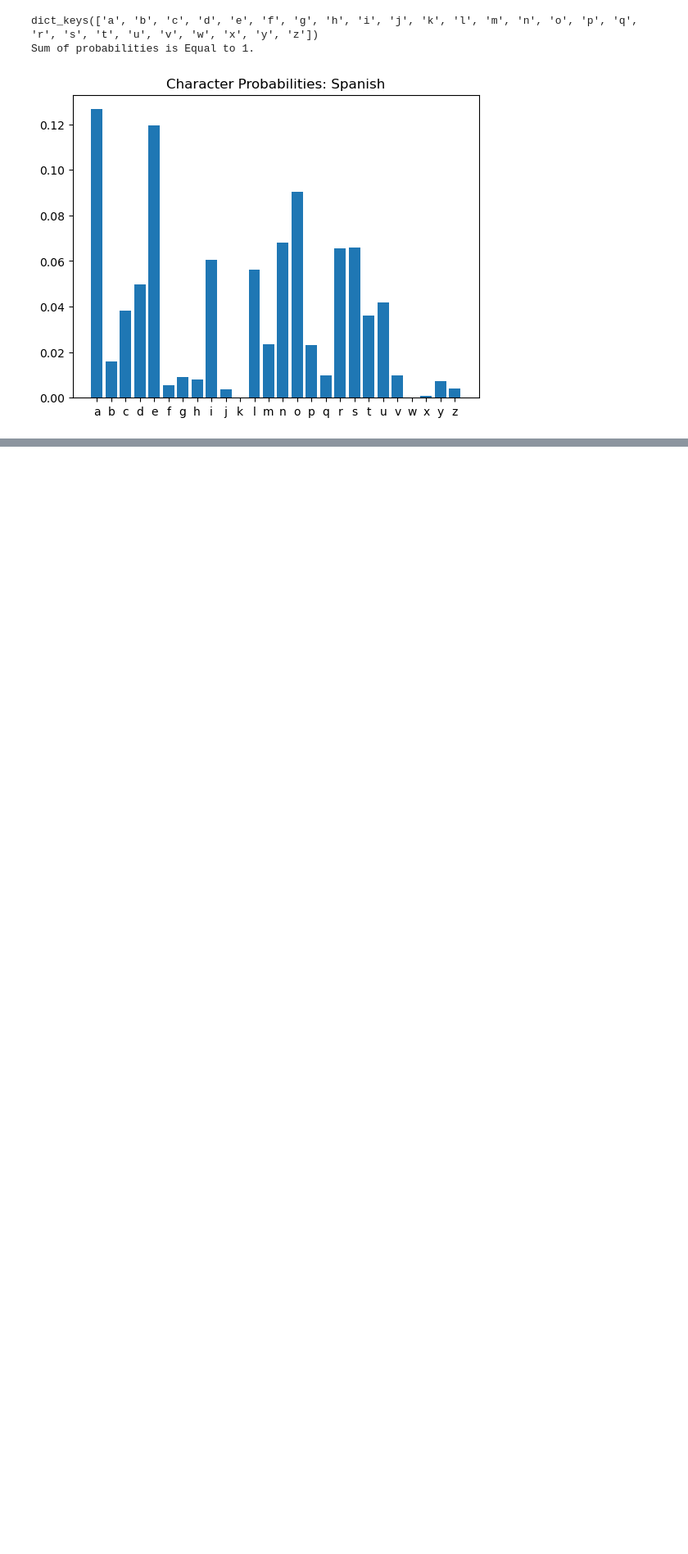
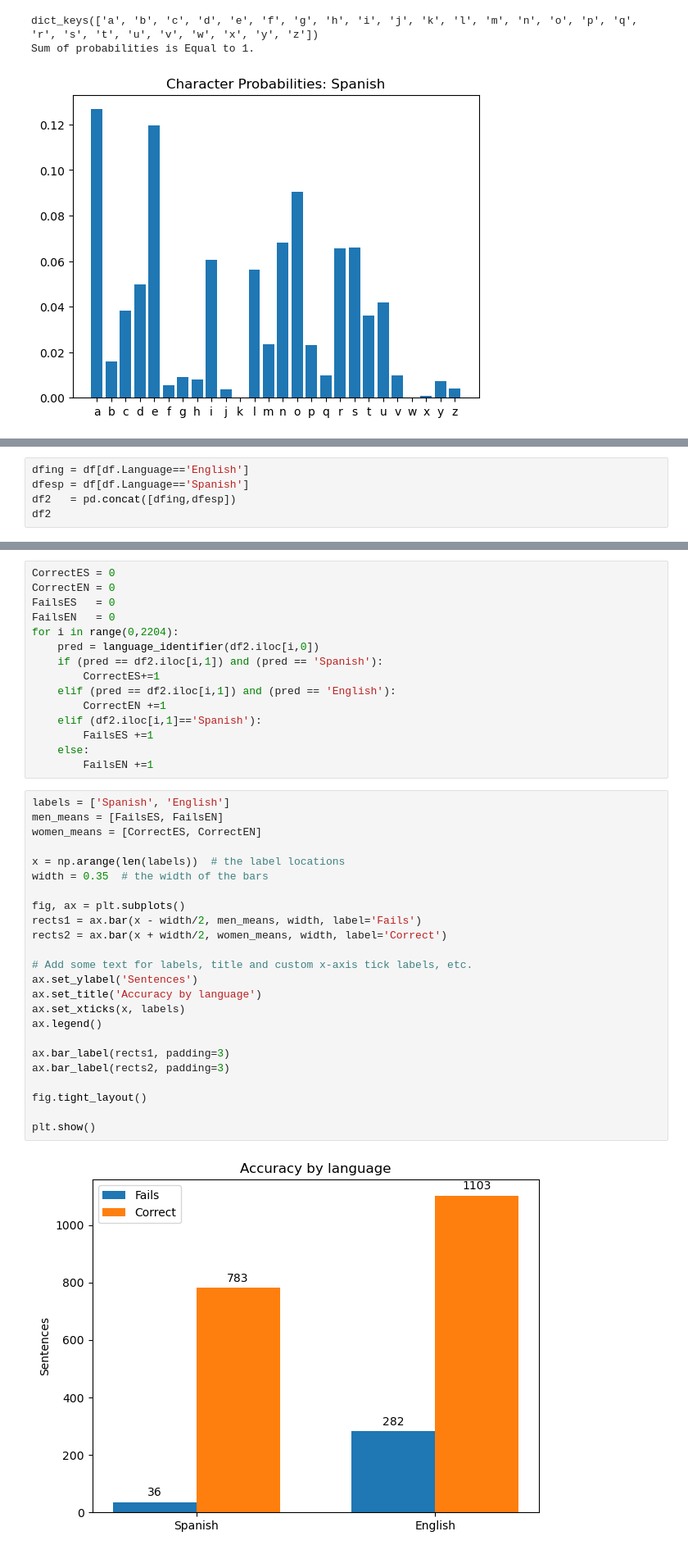
Before and after one commit to jrsalgadoASW/hw2_language_model, a Jupyter notebook: model_creation.ipynb, the cells around one changed output, grey strips where cells are left out. Shown: that part at 82% size. Cells and saved outputs as stored; diff of their text form; blank space fills up the shorter version.

```diff
--- a/model_creation.ipynb
+++ b/model_creation.ipynb
@@ -106,0 +128,5 @@ The text is in English. Log Prob was -1272674.6714736472
+# %%
+dfing = df[df.Language=='English']
+dfesp = df[df.Language=='Spanish']
+df2   = pd.concat([dfing,dfesp])
+df2
@@ -106,0 +147,41 @@ The text is in English. Log Prob was -1272674.6714736472
+# %%
+CorrectES = 0
+CorrectEN = 0
+FailsES   = 0
+FailsEN   = 0
+for i in range(0,2204):
+    pred = language_identifier(df2.iloc[i,0])
+    if (pred == df2.iloc[i,1]) and (pred == 'Spanish'):
+        CorrectES+=1
+    elif (pred == df2.iloc[i,1]) and (pred == 'English'):
+        CorrectEN +=1
+    elif (df2.iloc[i,1]=='Spanish'):
+        FailsES +=1
+    else:
+        FailsEN +=1
+# %%
+labels = ['Spanish', 'English']
+men_means = [FailsES, FailsEN]
+women_means = [CorrectES, CorrectEN]
+
+x = np.arange(len(labels))  # the label locations
+width = 0.35  # the width of the bars
+
+fig, ax = plt.subplots()
+rects1 = ax.bar(x - width/2, men_means, width, label='Fails')
+rects2 = ax.bar(x + width/2, women_means, width, label='Correct')
+
+# Add some text for labels, title and custom x-axis tick labels, etc.
+ax.set_ylabel('Sentences')
+ax.set_title('Accuracy by language')
+ax.set_xticks(x, labels)
+ax.legend()
+
+ax.bar_label(rects1, padding=3)
+ax.bar_label(rects2, padding=3)
+
+fig.tight_layout()
+
+plt.show()
+# %% [output]
+[figure, added]
```
Also changed, not shown: parts of 5 cells of this notebook.
